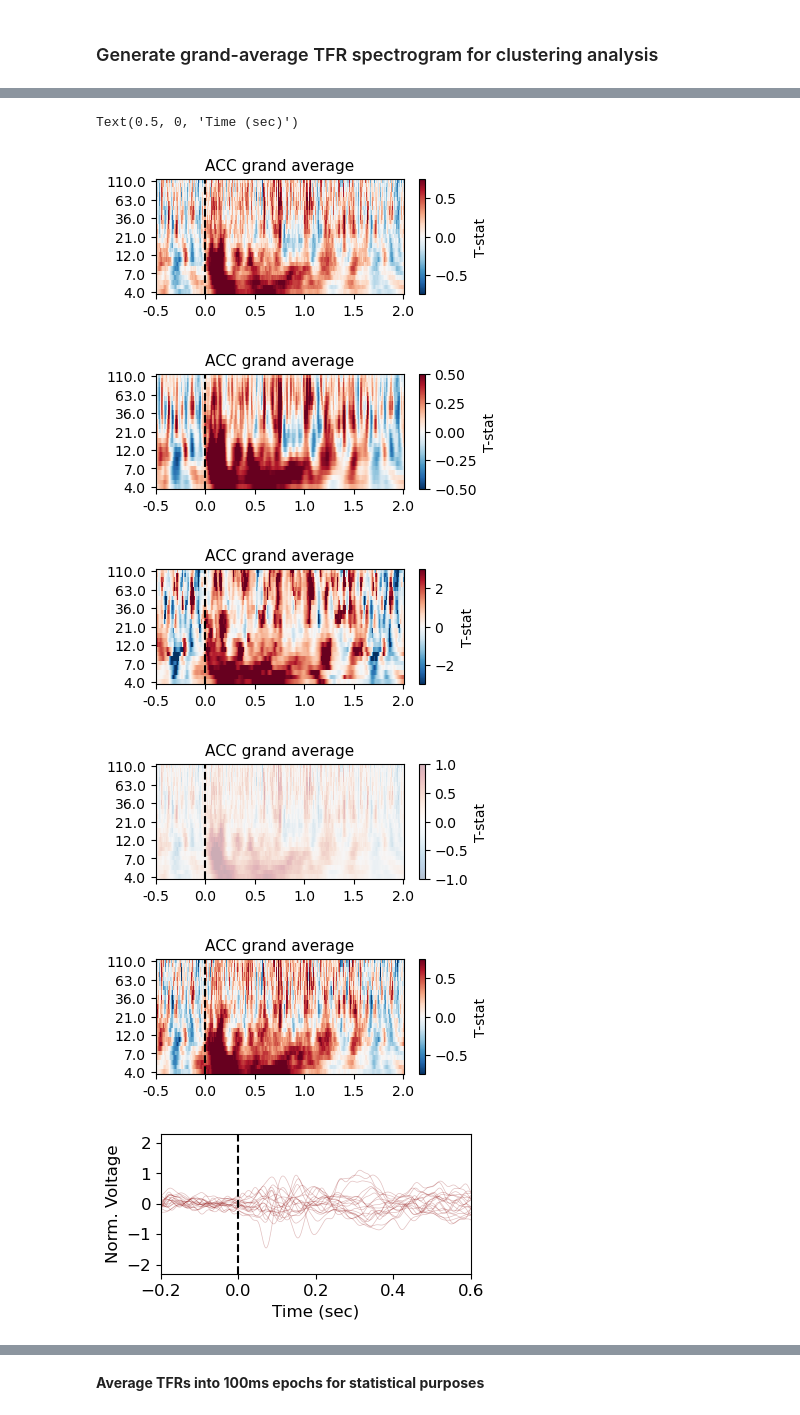
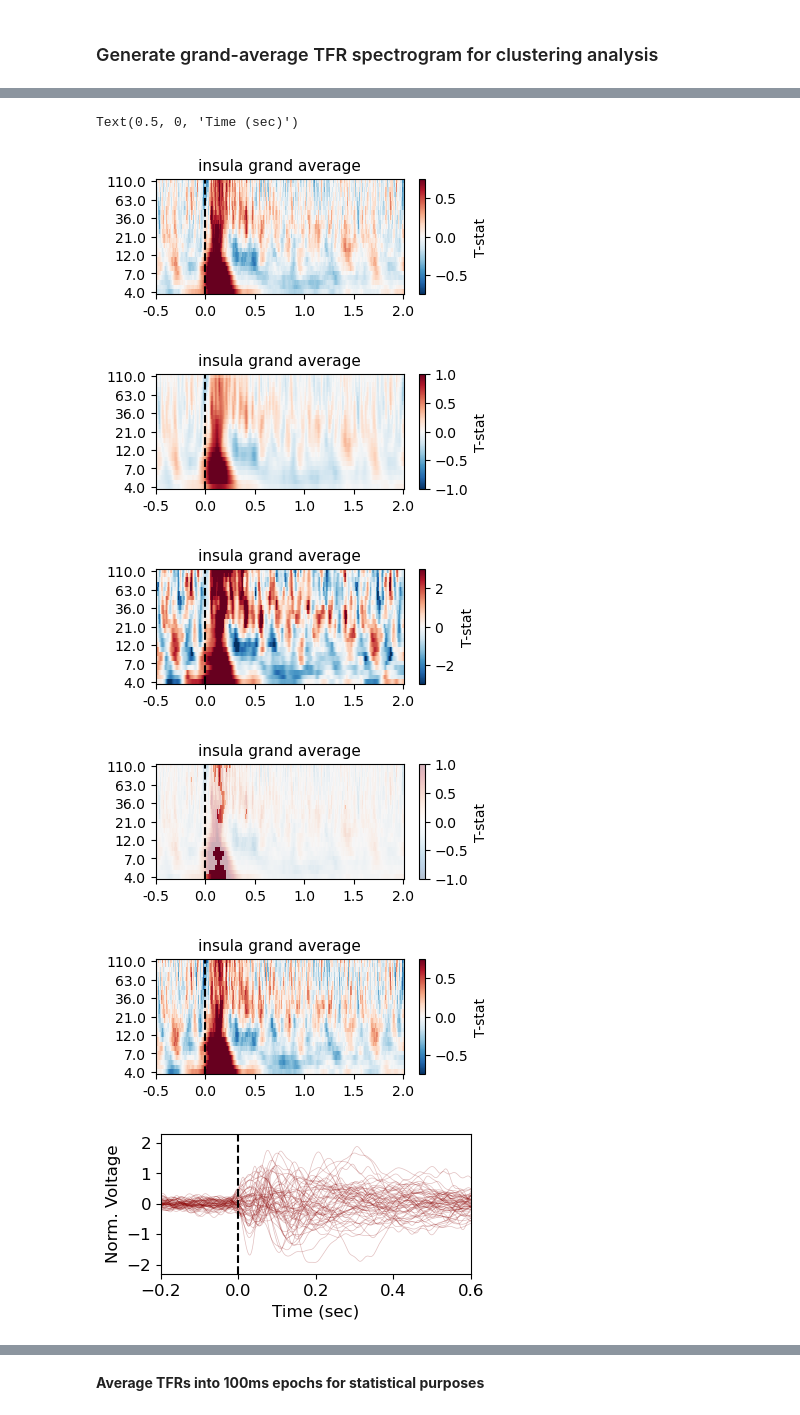
Before and after one commit to PrecisionNeuroLab/Analysis-SolomonEtAl2024, a Jupyter notebook: MTL_responses.ipynb, the cells around one changed output, grey strips where cells are left out. Drawn from its saved outputs; the diff is of its cells as text; code cells hidden in the pictures.

```diff
--- a/MTL_responses.ipynb
+++ b/MTL_responses.ipynb
@@ -145,8 +146,8 @@ plt.tight_layout()
 from codebase import subject_tfr
 
 target = 'Parietal'
-sense_region = 'anteriorcingulate'
-subject = '423'
+sense_region = 'Hippocampus'
+subject = '477'
 
 # Find all the subjects with a given stim/response combination
 df = pd.read_pickle(source_data)
@@ -234,7 +252,7 @@ mytfr.compute_ERP()
 # %%
 %matplotlib inline
 
-channel_name = 'LFPx44-LFPx45'
+channel_name = 'LFPx194-LFPx195'
 sep_tms_mu, sep_tms_sem, sep_sham_mu, sep_sham_sem = mytfr.plot_ERP(channel_name)
 
 # Plot results
@@ -257,7 +275,7 @@ plt.tight_layout()
 # Plot example raw EEG
 plt.figure(figsize=(6, 2.5)); ax=plt.subplot(111)
 channel_idx = np.where(np.array(mytfr.epochs.ch_names)==channel_name)[0][0]
-plt.plot(mytfr.epochs['tms'].get_data()[np.random.randint(0, 50, size=2), channel_idx, :].T, alpha=0.6, linewidth=0.5, color='C0')
+plt.plot(mytfr.epochs['tms'].get_data()[np.random.randint(0, 50, size=5), channel_idx, :].T, alpha=0.6, linewidth=0.5, color='C0')
 plt.vlines([250], ymin=ax.get_ylim()[0], ymax=ax.get_ylim()[1], color='k', linestyle='--')
 plt.ylabel('Voltage'); plt.xlabel('Time (samples)')
 plt.tight_layout()
@@ -306,8 +324,8 @@ df = pd.read_pickle(source_data)  # does not really matter which file we use her
 df = df[(df['saturated']==False) & (df['noisy']==False) & (df['Seizure_Exclude']!=1)]
 
 # Filter only for the desired target/response region pair
-recording_area = 'anteriorcingulate'
-target = 'Parietal'
+recording_area = 'insula'
+target = 'DLPFC'
 df_mtl = df[(df['DKT_label'].str.contains(recording_area)) & (df['target'].str.contains(target))]
 
 t_elecs = []; tms_erp = []; sham_erp = []
@@ -404,7 +425,7 @@ from scipy.ndimage import filters
 
 # Plot results
 
-recording_area = 'ACC'
+recording_area = 'insula'
 
 # Plot TFR averaged across elecs
 plt.figure(figsize=(4, 1.5))
@@ -416,14 +437,14 @@ ax.invert_yaxis()
 plt.vlines([0.5*mytfr.fs], ymin=ax.get_ylim()[0], ymax=ax.get_ylim()[1], color='black', linestyle='--', linewidth=1.5)
 plt.title(recording_area+' grand average', fontsize=11)
 cbar = plt.colorbar(); cbar.set_label('T-stat')
-plt.savefig('./multitaper_epo_plots/'+target+'stim_'+recording_area+'Response_TFR.pdf')
+#plt.savefig('./multitaper_epo_plots/'+target+'stim_'+recording_area+'Response_TFR.pdf')
 
 # Plot TFR averaged across elecs, but with smoothing first
 plt.figure(figsize=(4, 1.5))
 ax = plt.subplot(111)
 dat = np.concatenate(t_elecs, axis=0)
 dat = np.array([filters.gaussian_filter(dat[i], [1.0, 3.0], mode='constant') for i in range(dat.shape[0])])
-plt.matshow(np.mean(dat, axis=0), fignum=0, aspect='auto', cmap='RdBu_r', vmin=-0.5, vmax=0.5)
+plt.matshow(np.mean(dat, axis=0), fignum=0, aspect='auto', cmap='RdBu_r', vmin=-1, vmax=1)
 plt.yticks(np.arange(0, len(mytfr.freqs), 4), np.round(mytfr.freqs[::4]), fontsize=10)
 plt.xticks(np.arange(0, 1251, 250), (np.arange(0, 1251, 250)/mytfr.fs)-0.5); ax.xaxis.set_ticks_position('bottom')
 ax.invert_yaxis()
@@ -486,7 +507,7 @@ plt.ylim(-2.3, 2.3);
 plt.vlines([0.0], ymin=ax.get_ylim()[0], ymax=ax.get_ylim()[1], color='k', linestyle='--')
 plt.xticks(fontsize=12); plt.yticks(fontsize=12); plt.ylabel('Norm. Voltage', fontsize=12);
 plt.xlabel('Time (sec)', fontsize=12)
-plt.savefig('./multitaper_epo_plots/'+target+'stim_'+recording_area+'Response_ERPs.pdf')
+#plt.savefig('./multitaper_epo_plots/'+target+'stim_'+recording_area+'Response_ERPs.pdf')
 
 
 # Identify significant ERPs to better visualize
@@ -494,36 +515,36 @@ plt.savefig('./multitaper_epo_plots/'+target+'stim_'+recording_area+'Response_ER
 # sig_erp = []
 # for idx, _ in enumerate(tms_erp):
 #     # See if there's a t-value greater than 1 throughout the ERP timecourse
 #     if (np.sum(np.abs(tms_erp[idx][250:275])>1)==0) & (np.sum(tms_erp[idx][275:325]<-0.5)>0):
 #         plt.plot(X, tms_erp[idx], color='darkred', linewidth=0.5, alpha=0.6)
 #         sig_erp.append(tms_erp[idx])
 #     else:
 #         continue
 
 # sig_erp = np.array(sig_erp)
 # plt.plot(X, np.mean(sig_erp, 0), color='red', linewidth=2)
 # plt.xlim(-0.2,0.6);
 # plt.ylim(-2.3, 2.3);
 # plt.vlines([0.0], ymin=ax.get_ylim()[0], ymax=ax.get_ylim()[1], color='k', linestyle='--')
 # plt.xticks(fontsize=12); plt.yticks(fontsize=12); plt.ylabel('Norm. Voltage', fontsize=12);
 # plt.xlabel('Time (sec)', fontsize=12)
 # plt.tight_layout()
 
 # Now plot sham results
 plt.figure(figsize=(4, 1.5))
 ax = plt.subplot(111)
 for idx, _ in enumerate(sham_erp):
     plt.plot(X, sham_erp[idx], color='black', linewidth=0.5, alpha=0.25)
 plt.xlim(-0.2,0.6);
 plt.ylim(-2.3, 2.3)
 plt.vlines([0.0], ymin=ax.get_ylim()[0], ymax=ax.get_ylim()[1], color='k', linestyle='--')
 plt.xticks(fontsize=12); plt.yticks(fontsize=12); plt.ylabel('Norm. Voltage', fontsize=12);
 plt.xlabel('Time (sec)', fontsize=12)
 # %% [output]
 Text(0.5, 0, 'Time (sec)')
-[figure, old version]
+[figure, new version]
-[figure, old version]
+[figure, new version]
-[figure, old version]
+[figure, new version]
-[figure, old version]
+[figure, new version]
-[figure, old version]
+[figure, new version]
-[figure, old version]
+[figure, new version]
```
Also changed, not shown: parts of 12 cells of this notebook, 2 other files.
